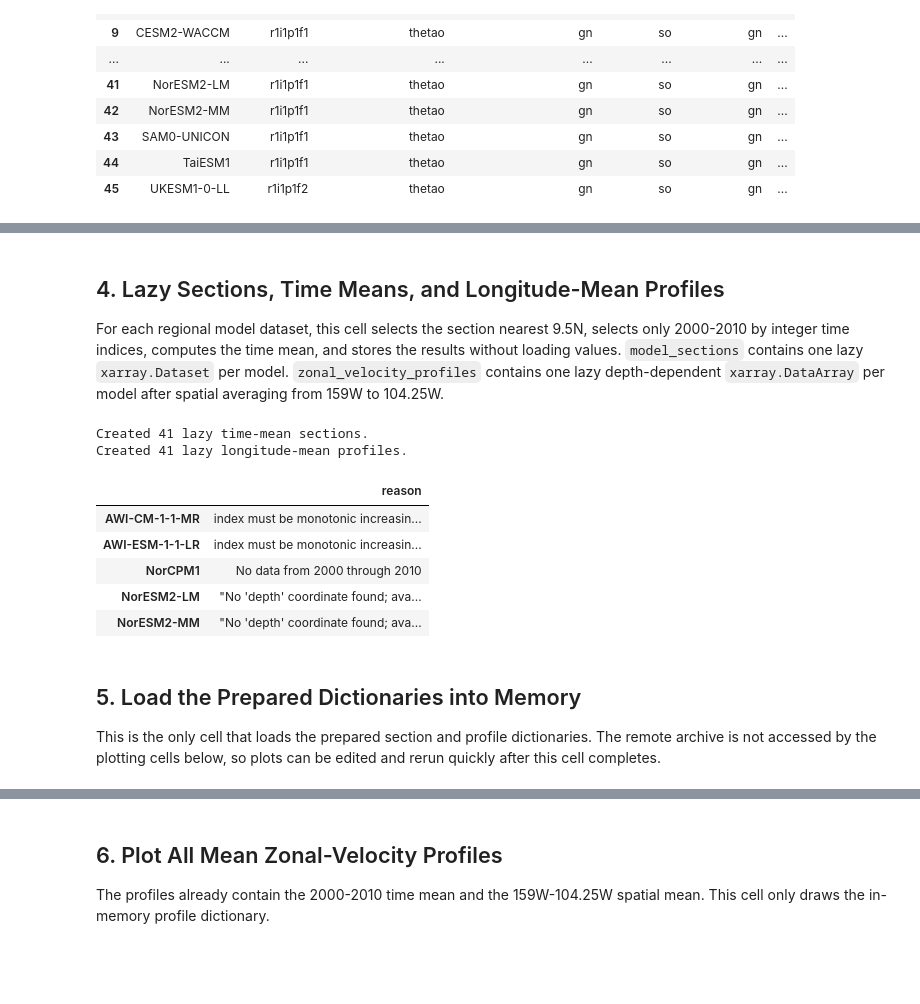
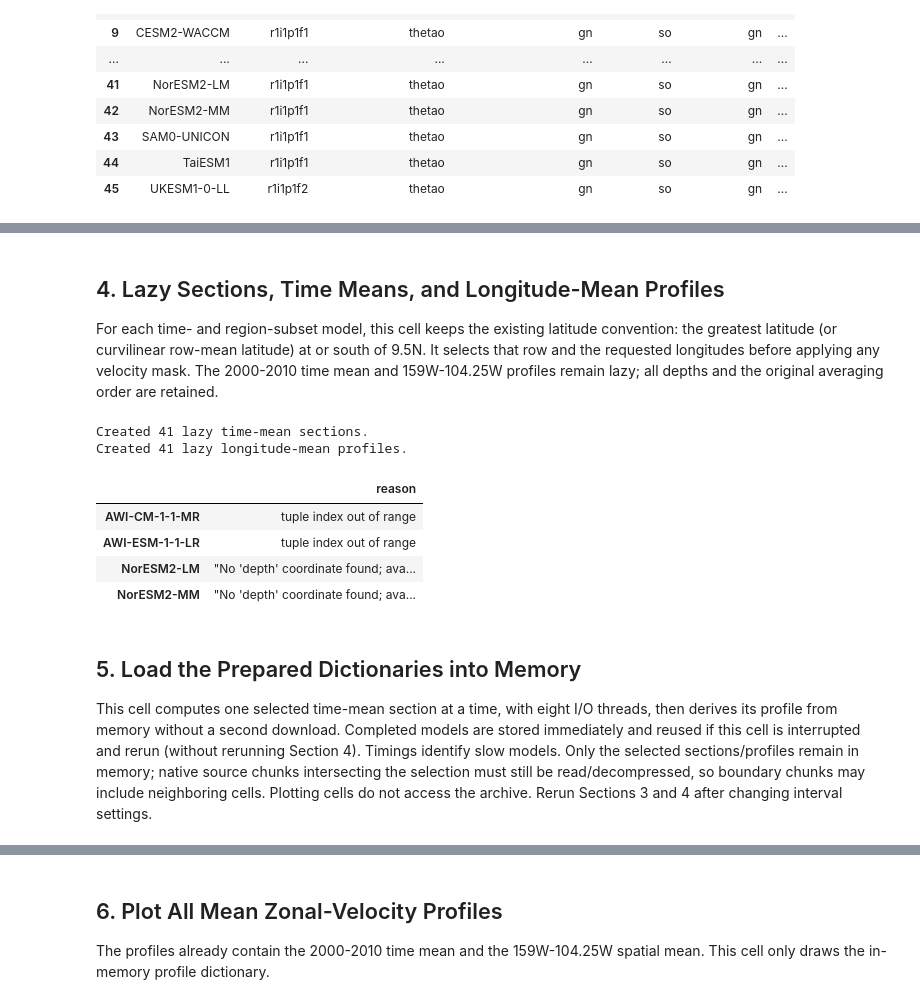
Before and after one commit to ocean-transport/tropical_circ, a Jupyter notebook: u_model_comp.ipynb, the cells around one changed output, grey strips where cells are left out. Drawn from its saved outputs; the diff is of its cells as text; code cells hidden in the pictures; blank space fills up the shorter version.

```diff
--- a/u_model_comp.ipynb
+++ b/u_model_comp.ipynb
@@ -202,7 +227,7 @@ if loading_failures:
 # %% [markdown]
 ## 4. Lazy Sections, Time Means, and Longitude-Mean Profiles
 
-For each regional model dataset, this cell selects the section nearest 9.5N, selects only 2000-2010 by integer time indices, computes the time mean, and stores the results without loading values. `model_sections` contains one lazy `xarray.Dataset` per model. `zonal_velocity_profiles` contains one lazy depth-dependent `xarray.DataArray` per model after spatial averaging from 159W to 104.25W.
+For each time- and region-subset model, this cell keeps the existing latitude convention: the greatest latitude (or curvilinear row-mean latitude) at or south of 9.5N. It selects that row and the requested longitudes before applying any velocity mask. The 2000-2010 time mean and 159W-104.25W profiles remain lazy; all depths and the original averaging order are retained.
 # %%
 def extract_section_9_5N(data):
     latitude_name = find_coordinate(data, LATITUDE_NAMES, "latitude")
@@ -211,12 +236,17 @@ def extract_section_9_5N(data):
 
     if latitude.ndim == 1:
         available = latitude.where(latitude <= SECTION_LATITUDE, drop=True)
+        if available.size == 0:
+            raise ValueError("No latitude at or south of the requested section")
         target = float(available.max().item())
-        section = data.sel({latitude_name: target}, method="nearest")
+        row_index = int(np.argmin(np.abs(latitude.values - target)))
+        section = data.isel({latitude.dims[0]: row_index})
     elif latitude.ndim == 2:
         row_dim, horizontal_dim = latitude.dims
         lat_profile = latitude.mean(dim=horizontal_dim, skipna=True)
         available = lat_profile.where(lat_profile <= SECTION_LATITUDE, drop=True)
+        if available.size == 0:
+            raise ValueError("No row at or south of the requested section")
         target = float(available.max().item())
         row_index = int(np.argmin(np.abs(lat_profile.values - target)))
         section = data.isel({row_dim: row_index})
@@ -226,8 +256,29 @@ def extract_section_9_5N(data):
     longitude_360 = section[longitude_name] % 360
     mask = (longitude_360 >= LONGITUDE_MIN_360) & (longitude_360 <= LONGITUDE_MAX_360)
     if not bool(mask.any().item()):
-        raise ValueError("No long itudes remain in the requested regional domain")
-    return section.where(mask, drop=True).sortby(longitude_name)[[U_VELOCITY_VARIABLE]]
+        raise ValueError("No longitudes remain in the requested regional domain")
+    horizontal_dim = section[longitude_name].dims[0]
+    section = section.isel({horizontal_dim: compact_indexer(np.flatnonzero(mask.values))})
+    latitude = section[latitude_name]
+    latitude_mask = (latitude >= LATITUDE_MIN) & (latitude <= LATITUDE_MAX)
+    if not bool(latitude_mask.all().item()):
+        section = section.where(latitude_mask)
+    return section.sortby(longitude_name)[[U_VELOCITY_VARIABLE]]
+
+
+def make_zonal_velocity_profile(section):
+    velocity = section[U_VELOCITY_VARIABLE]
+    depth_name = find_coordinate(velocity, DEPTH_NAMES, "depth")
+    longitude_name = find_coordinate(velocity, LONGITUDE_NAMES, "longitude")
+    longitude = velocity[longitude_name] % 360
+    indices = np.flatnonzero(
+        ((longitude >= PROFILE_LON_MIN_360) & (longitude <= PROFILE_LON_MAX_360)).values
+    )
+    if indices.size == 0:
+        raise ValueError("No longitudes remain in the requested profile interval")
+    profile_region = velocity.isel({longitude.dims[0]: compact_indexer(indices)})
+    profile_dims = [dim for dim in profile_region.dims if dim != depth_name]
+    return profile_region.mean(dim=profile_dims, keep_attrs=True).rename("uo_mean_profile")
 
 
 model_sections = {}
@@ -236,58 +287,42 @@ section_failures = {}
 for model_name, dataset in model_datasets.items():
     try:
         section = extract_section_9_5N(dataset)
         velocity = section[U_VELOCITY_VARIABLE]
         depth_name = find_coordinate(velocity, DEPTH_NAMES, "depth")
         time_name = find_coordinate(velocity, ("time",), "time")
-        years = velocity[time_name].dt.year.values
-        time_indices = np.flatnonzero((years >= TIME_START) & (years <= TIME_END))
-        if time_indices.size == 0:
-            raise ValueError("No data from 2000 through 2010")
-
-        time_mean = velocity.isel({time_name: time_indices}).mean(time_name, keep_attrs=True)
+        time_mean = velocity.mean(time_name, keep_attrs=True)
         depth_units = str(time_mean[depth_name].attrs.get("units", "")).lower()
         if depth_units in {"cm", "centimeter", "centimeters"}:
             time_mean = time_mean.assign_coords({depth_name: time_mean[depth_name] / 100.0})
         elif depth_units in {"mm", "millimeter", "millimeters"}:
             time_mean = time_mean.assign_coords({depth_name: time_mean[depth_name] / 1000.0})
         time_mean[depth_name].attrs = {
             **time_mean[depth_name].attrs,
             "units": "m",
             "long_name": "Ocean depth, positive downward",
         }
         time_mean_dataset = time_mean.to_dataset(name=U_VELOCITY_VARIABLE)
-        time_mean_dataset.attrs.update(source_id=model_name, period="2000-2010")
+        time_mean_dataset.attrs.update(source_id=model_name, period=f"{TIME_START}-{TIME_END}")
         model_sections[model_name] = time_mean_dataset
 
-        longitude_name = find_coordinate(time_mean, LONGITUDE_NAMES, "longitude")
-        longitude = time_mean[longitude_name] % 360
-        longitude_dim = longitude.dims[-1]
-        profile_region = time_mean.where(
-            (longitude >= PROFILE_LON_MIN_360) & (longitude <= PROFILE_LON_MAX_360),
-            drop=True,
-        )
-        profile_dims = [dim for dim in profile_region.dims if dim != depth_name]
-        zonal_velocity_profiles[model_name] = profile_region.mean(
-            dim=profile_dims, keep_attrs=True
-        ).rename("uo_mean_profile")
+        zonal_velocity_profiles[model_name] = make_zonal_velocity_profile(time_mean_dataset)
     except Exception as error:
         section_failures[model_name] = str(error)
 
 print(f"Created {len(model_sections)} lazy time-mean sections.")
 print(f"Created {len(zonal_velocity_profiles)} lazy longitude-mean profiles.")
 if section_failures:
     display(pd.DataFrame.from_dict(section_failures, orient="index", columns=["reason"]))
 # %% [output]
 Created 41 lazy time-mean sections.
 Created 41 lazy longitude-mean profiles.
 |  | reason |
-| AWI-CM-1-1-MR | index must be monotonic increasin... |
-| AWI-ESM-1-1-LR | index must be monotonic increasin... |
-| NorCPM1 | No data from 2000 through 2010 |
+| AWI-CM-1-1-MR | tuple index out of range |
+| AWI-ESM-1-1-LR | tuple index out of range |
 | NorESM2-LM | "No 'depth' coordinate found; ava... |
 | NorESM2-MM | "No 'depth' coordinate found; ava... |
 # %% [markdown]
 ## 5. Load the Prepared Dictionaries into Memory
 
-This is the only cell that loads the prepared section and profile dictionaries. The remote archive is not accessed by the plotting cells below, so plots can be edited and rerun quickly after this cell completes.
+This cell computes one selected time-mean section at a time, with eight I/O threads, then derives its profile from memory without a second download. Completed models are stored immediately and reused if this cell is interrupted and rerun (without rerunning Section 4). Timings identify slow models. Only the selected sections/profiles remain in memory; native source chunks intersecting the selection must still be read/decompressed, so boundary chunks may include neighboring cells. Plotting cells do not access the archive. Rerun Sections 3 and 4 after changing interval settings.
 # %%
```
Also changed, not shown: parts of 7 cells of this notebook, 6 other files.
